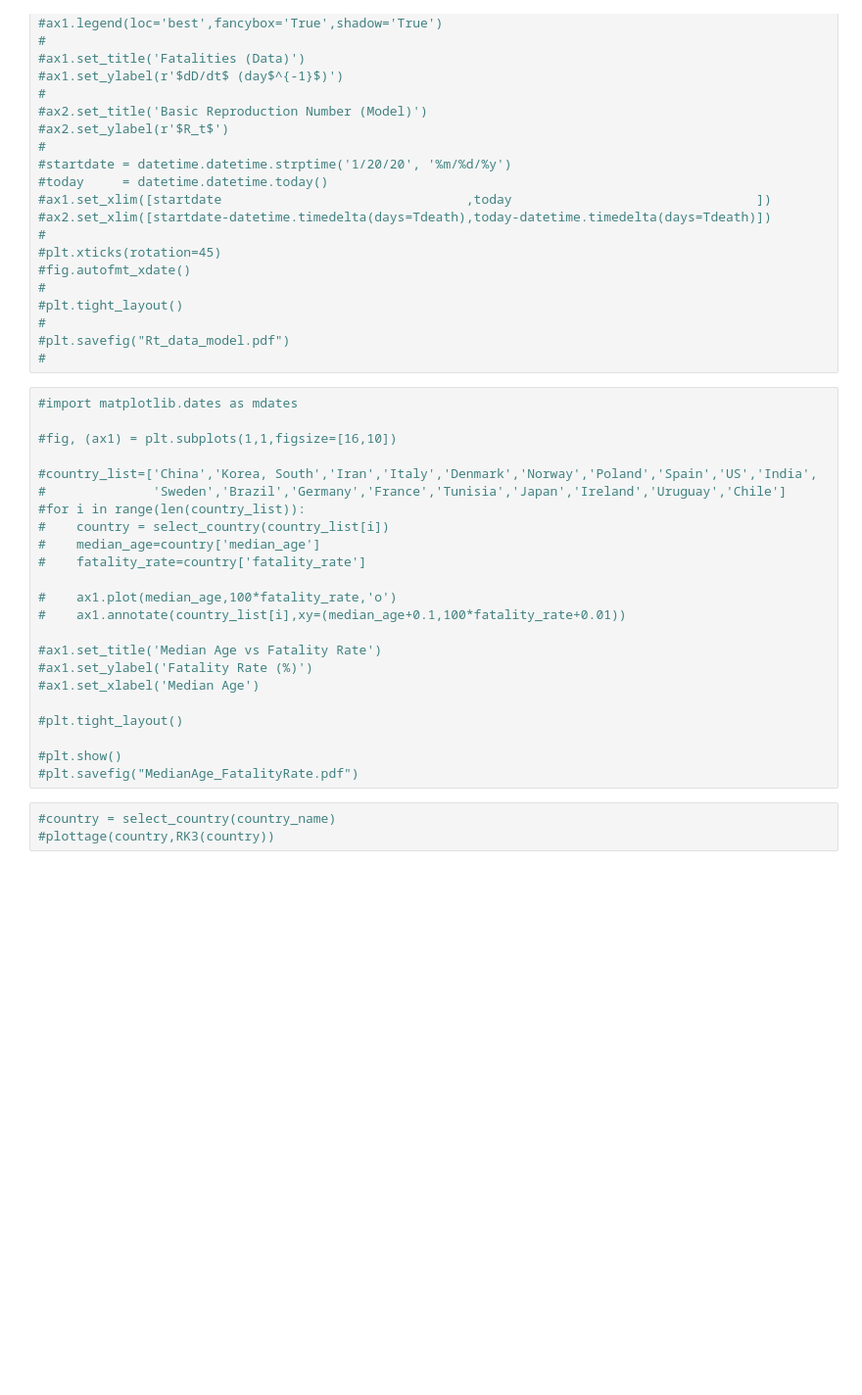
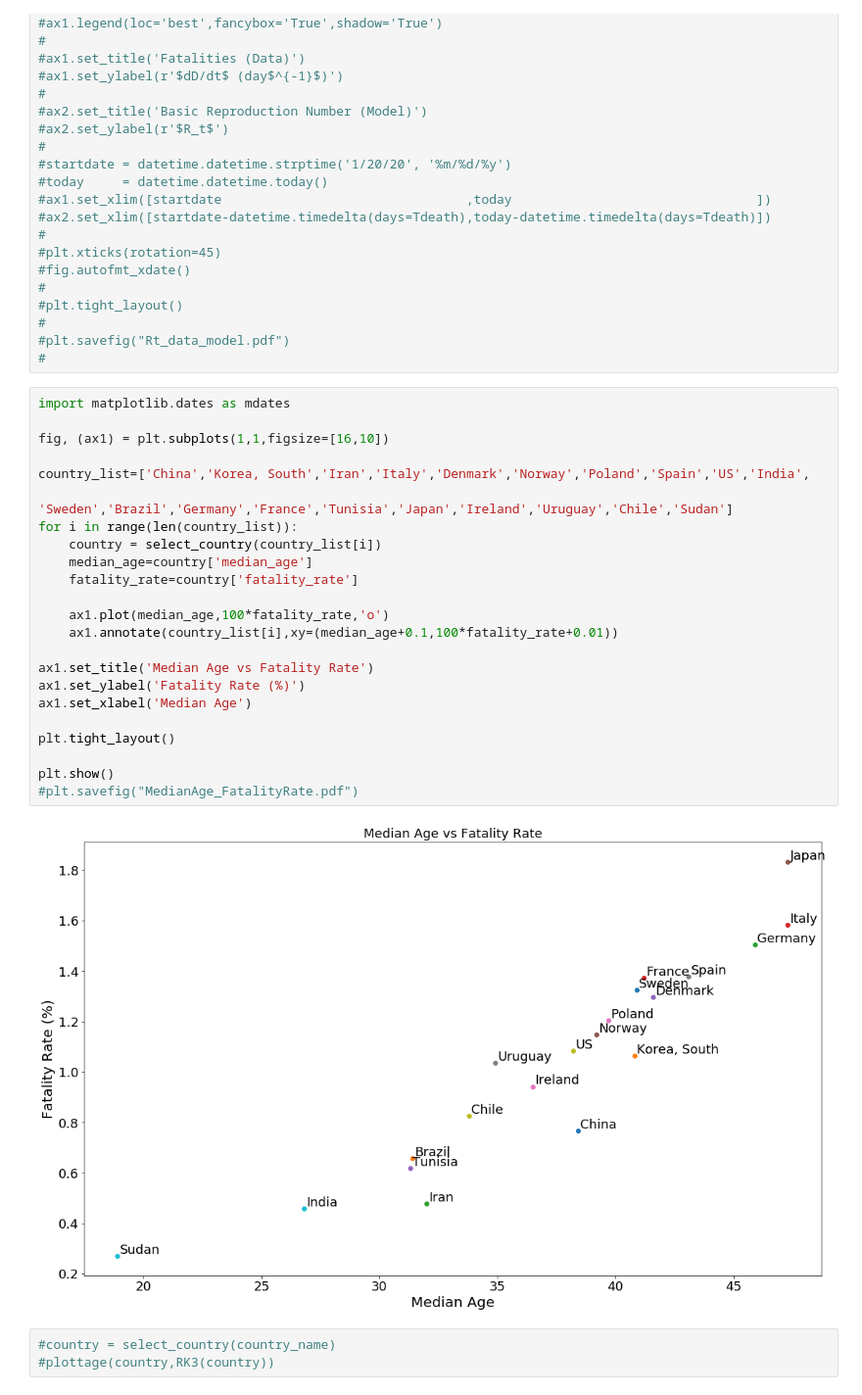
Before and after one commit to wlyra/covid19, a Jupyter notebook: covid19_SEIR.ipynb, the cells around one changed output. Shown at 98% size. Saved outputs shown, nothing was run; the diff lists cells and outputs as text; blank space fills up the shorter version.

Commit message:
Update by showing plots

```diff
--- a/covid19_SEIR.ipynb
+++ b/covid19_SEIR.ipynb
@@ -1174,28 +1171,30 @@ def RK3(f):
 #plt.savefig("Rt_data_model.pdf")
 #
 # %%
-#import matplotlib.dates as mdates
+import matplotlib.dates as mdates
 
-#fig, (ax1) = plt.subplots(1,1,figsize=[16,10])
+fig, (ax1) = plt.subplots(1,1,figsize=[16,10])
 
-#country_list=['China','Korea, South','Iran','Italy','Denmark','Norway','Poland','Spain','US','India',
-#              'Sweden','Brazil','Germany','France','Tunisia','Japan','Ireland','Uruguay','Chile']
-#for i in range(len(country_list)):
-#    country = select_country(country_list[i])
-#    median_age=country['median_age']
-#    fatality_rate=country['fatality_rate']
+country_list=['China','Korea, South','Iran','Italy','Denmark','Norway','Poland','Spain','US','India',
+              'Sweden','Brazil','Germany','France','Tunisia','Japan','Ireland','Uruguay','Chile','Sudan']
+for i in range(len(country_list)):
+    country = select_country(country_list[i])
+    median_age=country['median_age']
+    fatality_rate=country['fatality_rate']
 
-#    ax1.plot(median_age,100*fatality_rate,'o')
-#    ax1.annotate(country_list[i],xy=(median_age+0.1,100*fatality_rate+0.01))
+    ax1.plot(median_age,100*fatality_rate,'o')
+    ax1.annotate(country_list[i],xy=(median_age+0.1,100*fatality_rate+0.01))
 
-#ax1.set_title('Median Age vs Fatality Rate')
-#ax1.set_ylabel('Fatality Rate (%)')
-#ax1.set_xlabel('Median Age')
+ax1.set_title('Median Age vs Fatality Rate')
+ax1.set_ylabel('Fatality Rate (%)')
+ax1.set_xlabel('Median Age')
 
-#plt.tight_layout()
+plt.tight_layout()
 
-#plt.show()
+plt.show()
 #plt.savefig("MedianAge_FatalityRate.pdf")
+# %% [output]
+[figure, added]
 # %%
 #country = select_country(country_name)
 #plottage(country,RK3(country))
```
Also changed, not shown: parts of 10 cells of this notebook.
